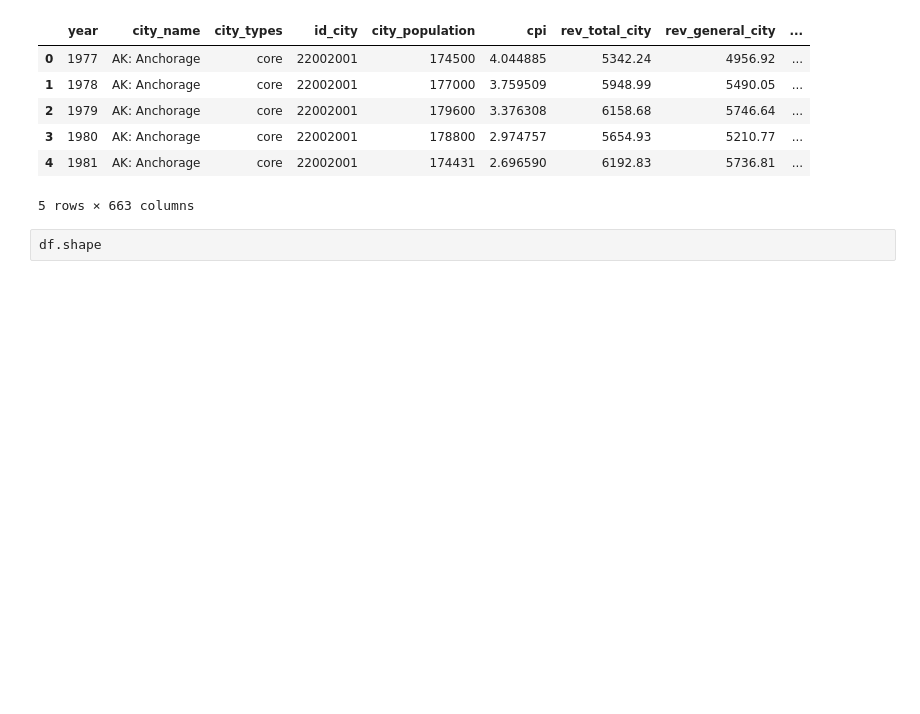
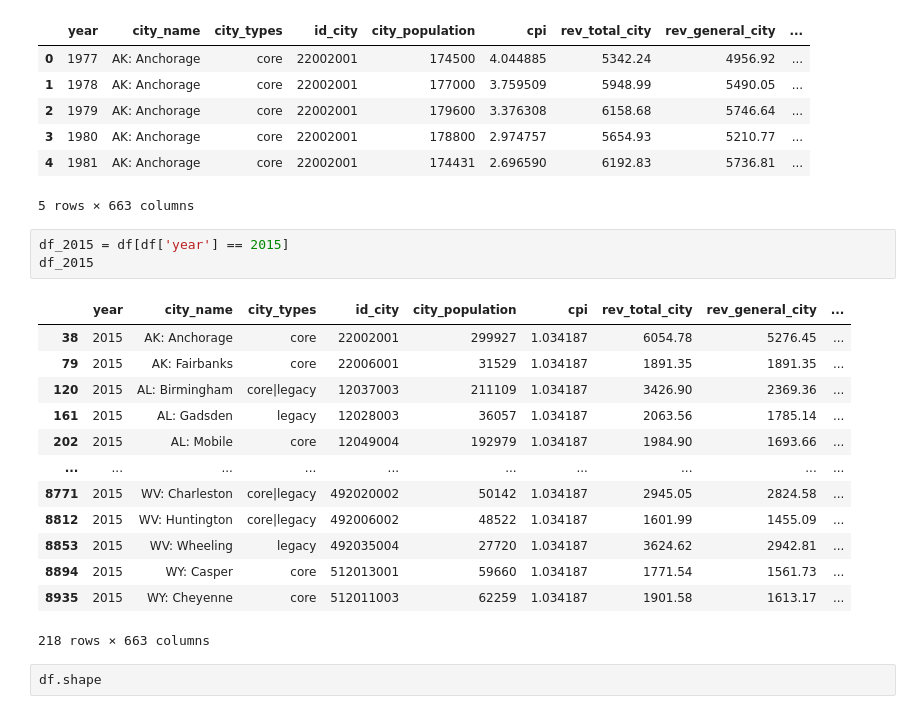
Before and after one commit to Erutis/homelessness-predictor, a Jupyter notebook: fisc_modeling_backup.ipynb, the cells around one changed output. Cells and saved outputs as stored; diff of their text form; blank space fills up the shorter version.

```diff
--- a/fisc_modeling_backup.ipynb
+++ b/fisc_modeling_backup.ipynb
@@ -28,6 +26,23 @@ df.head()
 | 3 | 1980 | AK: Anchorage | core | 22002001 | 178800 | 2.974757 | 5654.93 | 5210.77 | ... |
 | 4 | 1981 | AK: Anchorage | core | 22002001 | 174431 | 2.696590 | 6192.83 | 5736.81 | ... |
 5 rows × 663 columns
+# %%
+df_2015 = df[df['year'] == 2015]
+df_2015
+# %% [output]
+|  | year | city_name | city_types | id_city | city_population | cpi | rev_total_city | rev_general_city | ... |
+| 38 | 2015 | AK: Anchorage | core | 22002001 | 299927 | 1.034187 | 6054.78 | 5276.45 | ... |
+| 79 | 2015 | AK: Fairbanks | core | 22006001 | 31529 | 1.034187 | 1891.35 | 1891.35 | ... |
+| 120 | 2015 | AL: Birmingham | core|legacy | 12037003 | 211109 | 1.034187 | 3426.90 | 2369.36 | ... |
+| 161 | 2015 | AL: Gadsden | legacy | 12028003 | 36057 | 1.034187 | 2063.56 | 1785.14 | ... |
+| 202 | 2015 | AL: Mobile | core | 12049004 | 192979 | 1.034187 | 1984.90 | 1693.66 | ... |
+| ... | ... | ... | ... | ... | ... | ... | ... | ... | ... |
+| 8771 | 2015 | WV: Charleston | core|legacy | 492020002 | 50142 | 1.034187 | 2945.05 | 2824.58 | ... |
+| 8812 | 2015 | WV: Huntington | core|legacy | 492006002 | 48522 | 1.034187 | 1601.99 | 1455.09 | ... |
+| 8853 | 2015 | WV: Wheeling | legacy | 492035004 | 27720 | 1.034187 | 3624.62 | 2942.81 | ... |
+| 8894 | 2015 | WY: Casper | core | 512013001 | 59660 | 1.034187 | 1771.54 | 1561.73 | ... |
+| 8935 | 2015 | WY: Cheyenne | core | 512011003 | 62259 | 1.034187 | 1901.58 | 1613.17 | ... |
+218 rows × 663 columns
 # %%
 df.shape
 # %% [output]
```
Also changed, not shown: parts of 20 cells of this notebook, 1 other file.
